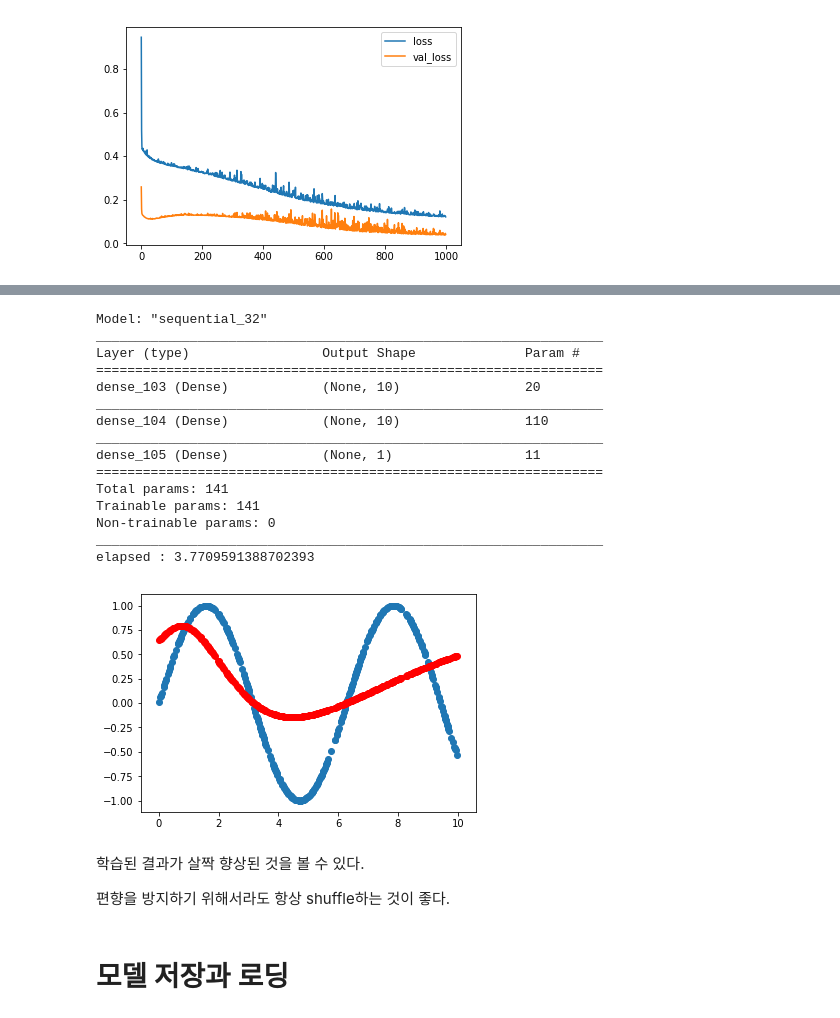
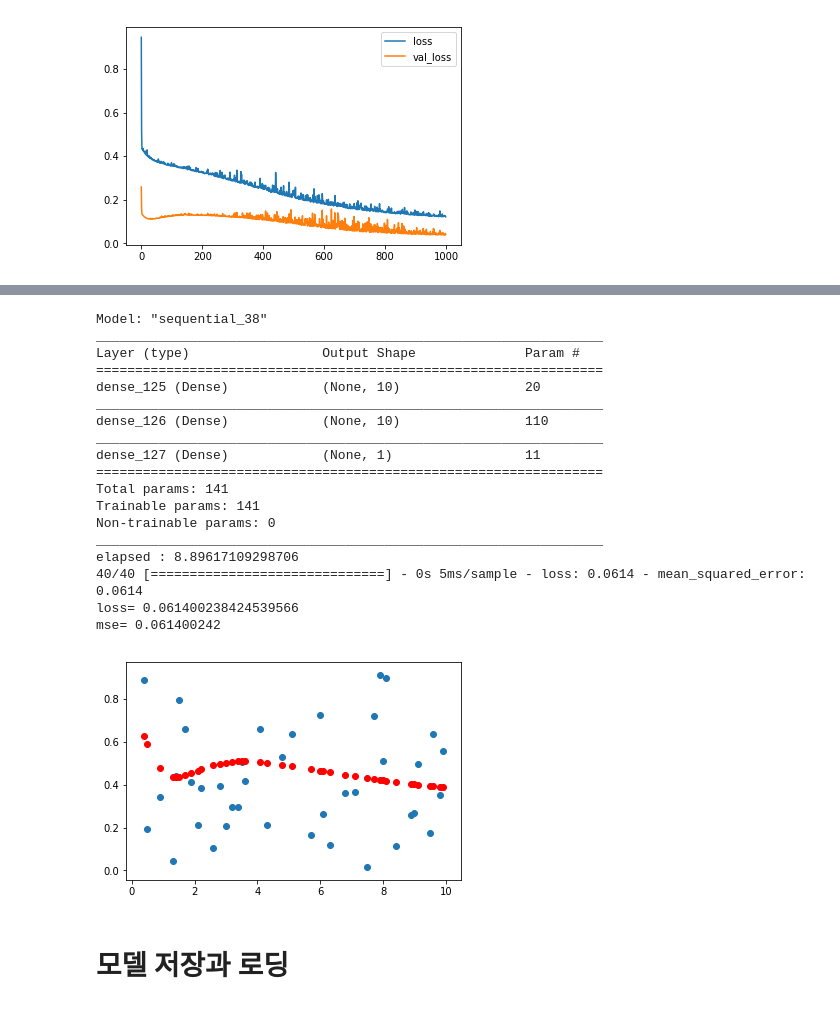
Before and after one commit to dhrim/opensw_camp_2020, a Jupyter notebook: material/deep_learning/dnn_in_keras_shortly.ipynb, the cells around one changed output, grey strips where cells are left out. Drawn from its saved outputs; the diff is of its cells as text; code cells hidden in the pictures.

```diff
--- a/material/deep_learning/dnn_in_keras_shortly.ipynb
+++ b/material/deep_learning/dnn_in_keras_shortly.ipynb
@@ -711,0 +802,8 @@ elapsed : 3.699143648147583
+# %%
+(train_x, train_y), (test_x, test_y) = get_sin_data(start=-10, end=10, step=0.1)
+
+print("min=",np.min(train_x))
+print("max=",np.max(train_x))
+
+plt.scatter(train_x, train_y)
+plt.scatter(test_x, test_y, color="r")
@@ -711,0 +815,12 @@ elapsed : 3.699143648147583
+# %%
+min = -10 # ADDED
+max = 10 # ADDED
+
+train_x = (train_x-min)/(max-min) # ADDED
+test_x = (test_x-min)/(max-min) # ADDED
+
+print("min=",np.min(train_x))
+print("max=",np.max(train_x))
+
+plt.scatter(train_x, train_y)
+plt.scatter(test_x, test_y, color="r")
@@ -712,44 +832,49 @@ elapsed : 3.699143648147583
 # %%
 model = keras.Sequential()
 model.add(Dense(10, activation='tanh', input_shape=(1,)))
 model.add(Dense(10, activation='tanh'))
 model.add(Dense(1))
 
 
 model.compile(optimizer="SGD", loss="mse", metrics=["mse"])
 model.summary()
 
+
 start_time = time.time()
-# history = model.fit(train_x, train_y, epochs=50, verbose=0, batch_size=20)
-history = model.fit(train_x, train_y, epochs=50, verbose=0, batch_size=20, shuffle=True)
+model.fit(train_x, train_y, epochs=1000, verbose=0, batch_size=20)
 print("elapsed : {}".format(time.time() - start_time))
+
+
+loss, mse = model.evaluate(test_x, test_y)
+print("loss=",loss)
+print("mse=",mse)
+
 
 y_ = model.predict(test_x)
 
 plt.scatter(test_x,test_y)
 plt.scatter(test_x,y_,color='r')
 plt.show()
 # %% [output]
-Model: "sequential_32"
+Model: "sequential_38"
 _________________________________________________________________
 Layer (type)                 Output Shape              Param #
 =================================================================
-dense_103 (Dense)            (None, 10)                20
+dense_125 (Dense)            (None, 10)                20
 _________________________________________________________________
-dense_104 (Dense)            (None, 10)                110
+dense_126 (Dense)            (None, 10)                110
 _________________________________________________________________
-dense_105 (Dense)            (None, 1)                 11
+dense_127 (Dense)            (None, 1)                 11
 =================================================================
 Total params: 141
 Trainable params: 141
 Non-trainable params: 0
 _________________________________________________________________
-elapsed : 3.7709591388702393
+elapsed : 8.89617109298706
+40/40 [==============================] - 0s 5ms/sample - loss: 0.0614 - mean_squared_error: 0.0614
+loss= 0.061400238424539566
+mse= 0.061400242
-[figure, old version]
+[figure, new version]
-# %% [markdown]
-학습된 결과가 살짝 향상된 것을 볼 수 있다.
-
-편향을 방지하기 위해서라도 항상 shuffle하는 것이 좋다.
 # %% [markdown]
 # 모델 저장과 로딩
 # %%
```
Also changed, not shown: parts of 35 cells of this notebook, 4 other files.
